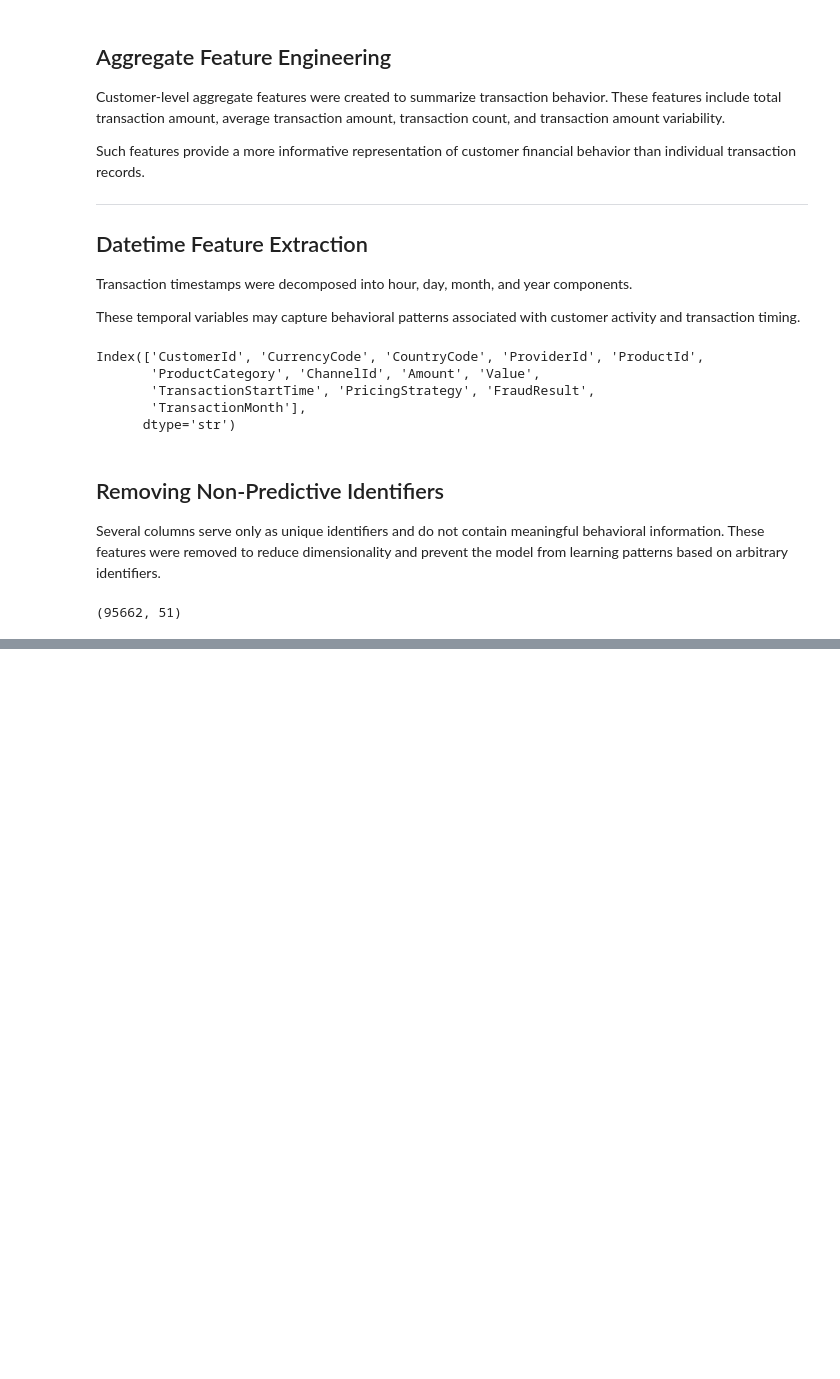
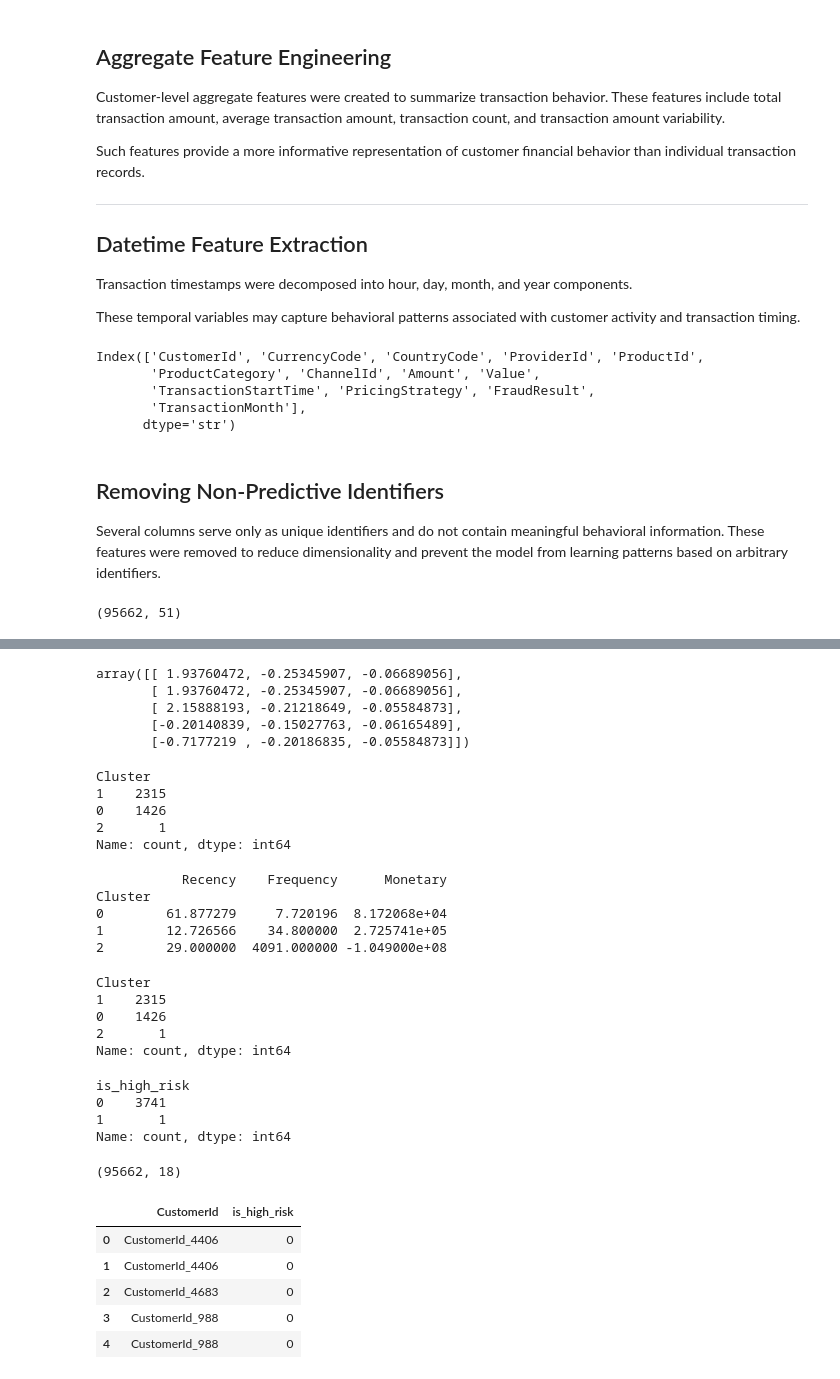
Before and after one commit to Pomiyilma/Credit-Risk-Model, a Jupyter notebook: notebooks/all.ipynb, the cells around one changed output, grey strips where cells are left out. Cells and saved outputs as stored; diff of their text form; code cells hidden in the pictures; blank space fills up the shorter version.

Commit message:
No branch task-4, Done proxy target engineering with RFM clustering

```diff
--- a/notebooks/all.ipynb
+++ b/notebooks/all.ipynb
@@ -433,0 +455,74 @@ print(X.shape)
+# %%
+from src.data_processing import scale_rfm
+scaled_rfm = scale_rfm(rfm_df)
+
+scaled_rfm[:5]
+# %% [output]
+array([[ 1.93760472, -0.25345907, -0.06689056],
+       [ 1.93760472, -0.25345907, -0.06689056],
+       [ 2.15888193, -0.21218649, -0.05584873],
+       [-0.20140839, -0.15027763, -0.06165489],
+       [-0.7177219 , -0.20186835, -0.05584873]])
+# %%
+from src.data_processing import cluster_customers
+clustered_df = cluster_customers(rfm_df)
+
+clustered_df["Cluster"].value_counts()
+# %% [output]
+Cluster
+1    2315
+0    1426
+2       1
+Name: count, dtype: int64
+# %%
+cluster_summary = (
+    clustered_df
+    .groupby("Cluster")
+    [["Recency", "Frequency", "Monetary"]]
+    .mean()
+)
+
+print(cluster_summary)
+# %% [output]
+           Recency    Frequency      Monetary
+Cluster
+0        61.877279     7.720196  8.172068e+04
+1        12.726566    34.800000  2.725741e+05
+2        29.000000  4091.000000 -1.049000e+08
+# %%
+clustered_df = cluster_customers(rfm_df)
+
+clustered_df["Cluster"].value_counts()
+# %% [output]
+Cluster
+1    2315
+0    1426
+2       1
+Name: count, dtype: int64
+# %%
+from src.data_processing import create_target_variable
+target_df = create_target_variable(clustered_df)
+
+target_df["is_high_risk"].value_counts()
+# %% [output]
+is_high_risk
+0    3741
+1       1
+Name: count, dtype: int64
+# %%
+from src.data_processing import merge_target_to_dataset
+final_df = merge_target_to_dataset(df)
+
+print(final_df.shape)
+
+final_df[
+    ["CustomerId", "is_high_risk"]
+].head()
+# %% [output]
+(95662, 18)
+|  | CustomerId | is_high_risk |
+| 0 | CustomerId_4406 | 0 |
+| 1 | CustomerId_4406 | 0 |
+| 2 | CustomerId_4683 | 0 |
+| 3 | CustomerId_988 | 0 |
+| 4 | CustomerId_988 | 0 |
```
Also changed, not shown: parts of 5 cells of this notebook, 1 other file.
